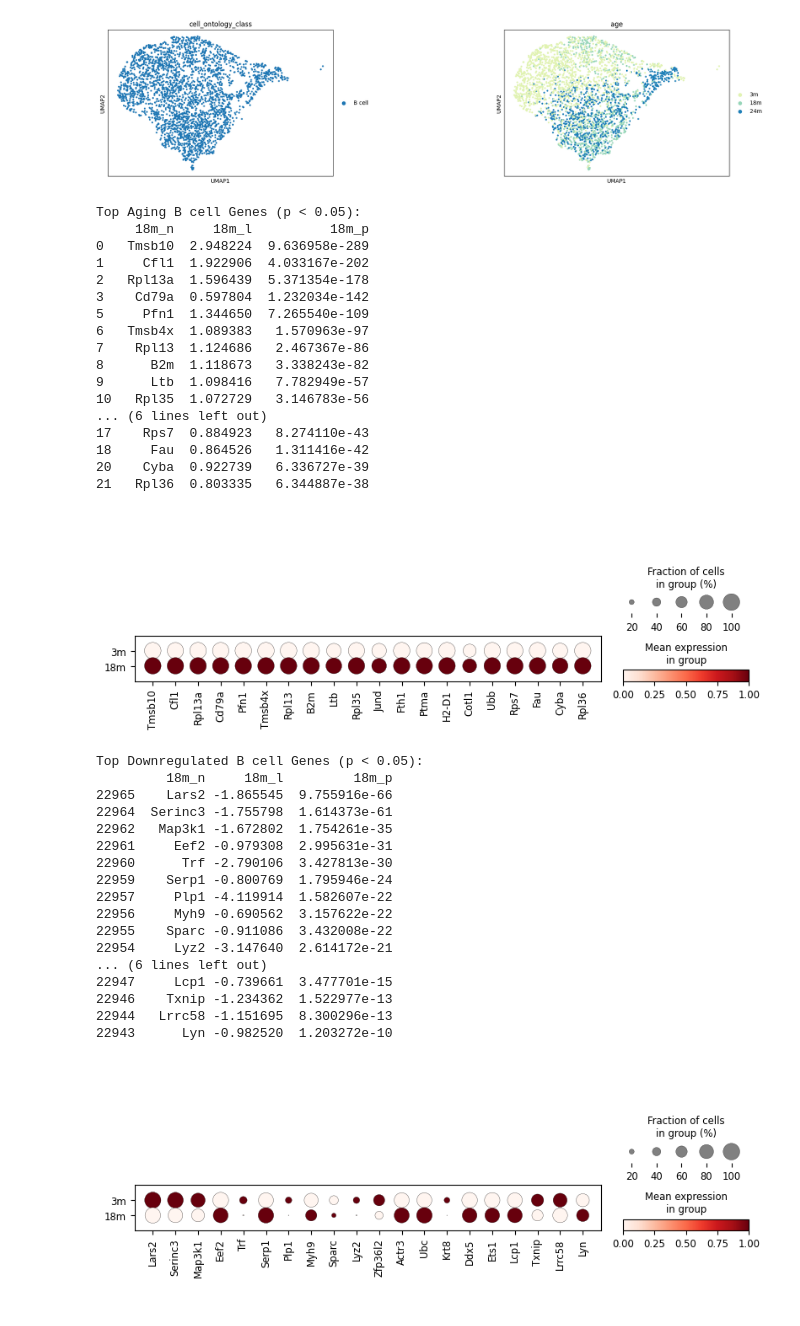
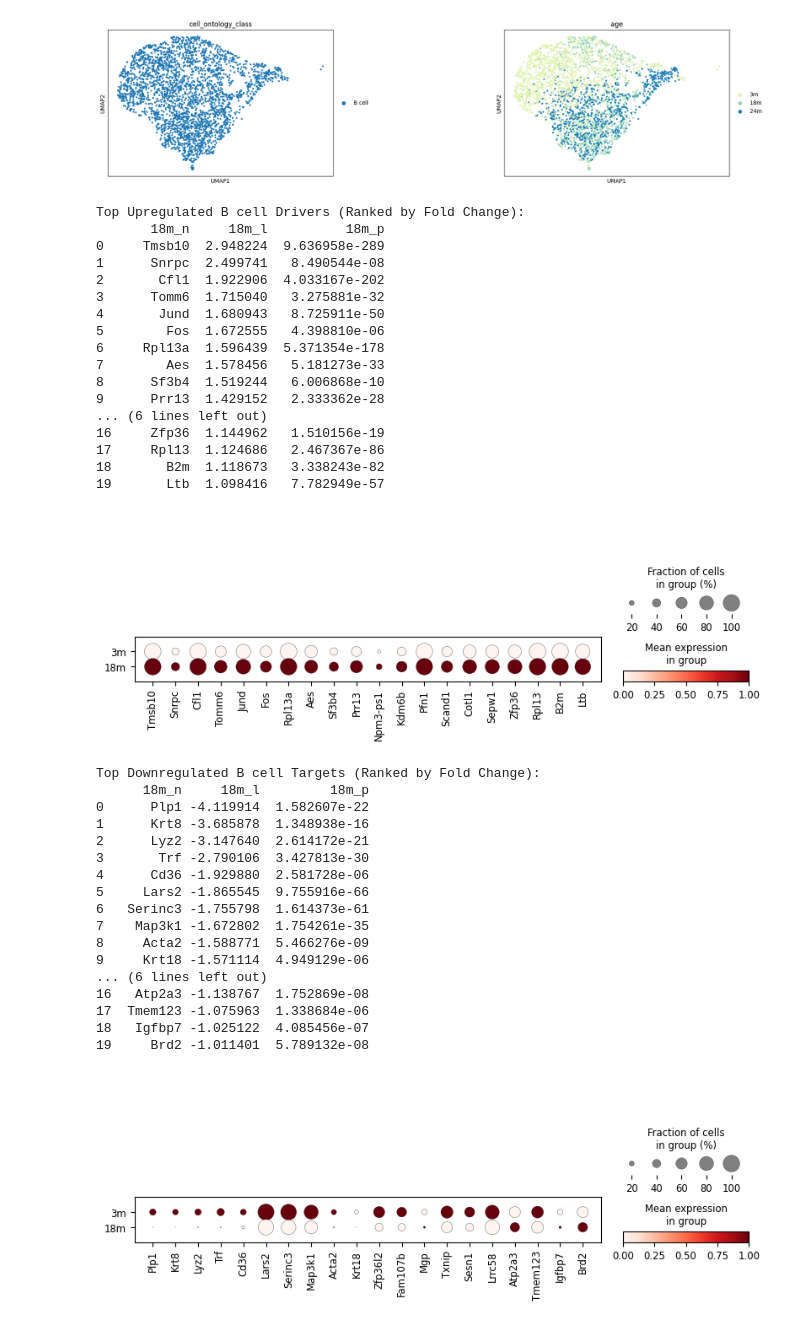
Before and after one commit to gaga0321/scRNA-aging-analysis, a Jupyter notebook: scRNA_aging_analysis_spleen.ipynb, the cells around one changed output. Drawn from its saved outputs; the diff is of its cells as text; code cells hidden in the pictures.

```diff
--- a/scRNA_aging_analysis_spleen.ipynb
+++ b/scRNA_aging_analysis_spleen.ipynb
@@ -69,69 +69,69 @@ upregulated_genes = dataframe[
     (dataframe['18m_l'] > 0.5) &
     (dataframe['18m_l'] < 15) &
     (dataframe['18m_l'] != float('inf'))
 ]
-final_up_df = upregulated_genes[upregulated_genes['18m_p'] < 0.05].sort_values(by='18m_p', ascending=True)
-print("Top Aging B cell Genes (p < 0.05):")
+final_up_df = upregulated_genes[upregulated_genes['18m_p'] < 1e-5].sort_values(by='18m_l', ascending=False).reset_index(drop=True)
+print("Top Upregulated B cell Drivers (Ranked by Fold Change):")
 print(final_up_df[['18m_n', '18m_l', '18m_p']].head(20))
 top_genes = final_up_df['18m_n'].head(20).tolist()
 subset = B_cells[B_cells.obs['age'].isin(['3m', '18m'])].copy()
 sc.pl.dotplot(
     subset,
     var_names=top_genes,
     groupby='age',
     standard_scale='var'
 )
 
 downregulated_genes = dataframe[
     (dataframe['18m_l'] < -0.5) &
     (dataframe['18m_l'] > -15) &
     (dataframe['18m_l'] != float('-inf'))
 ]
-final_down_df = downregulated_genes[downregulated_genes['18m_p'] < 0.05].sort_values(by='18m_p', ascending=True)
-print("Top Downregulated B cell Genes (p < 0.05):")
+final_down_df = downregulated_genes[downregulated_genes['18m_p'] < 1e-5].sort_values(by='18m_l', ascending=True).reset_index(drop=True)
+print("Top Downregulated B cell Targets (Ranked by Fold Change):")
 print(final_down_df[['18m_n', '18m_l', '18m_p']].head(20))
 top_down_genes = final_down_df['18m_n'].head(20).tolist()
 subset = B_cells[B_cells.obs['age'].isin(['3m', '18m'])].copy()
 sc.pl.dotplot(
     subset,
     var_names=top_down_genes,
     groupby='age',
     standard_scale='var'
 )
 # %% [output]
-Top Aging B cell Genes (p < 0.05):
-     18m_n     18m_l          18m_p
-0   Tmsb10  2.948224  9.636958e-289
-1     Cfl1  1.922906  4.033167e-202
-2   Rpl13a  1.596439  5.371354e-178
-3    Cd79a  0.597804  1.232034e-142
-5     Pfn1  1.344650  7.265540e-109
-6   Tmsb4x  1.089383   1.570963e-97
-7    Rpl13  1.124686   2.467367e-86
-8      B2m  1.118673   3.338243e-82
-9      Ltb  1.098416   7.782949e-57
-10   Rpl35  1.072729   3.146783e-56
+Top Upregulated B cell Drivers (Ranked by Fold Change):
+       18m_n     18m_l          18m_p
+0     Tmsb10  2.948224  9.636958e-289
+1      Snrpc  2.499741   8.490544e-08
+2       Cfl1  1.922906  4.033167e-202
+3      Tomm6  1.715040   3.275881e-32
+4       Jund  1.680943   8.725911e-50
+5        Fos  1.672555   4.398810e-06
+6     Rpl13a  1.596439  5.371354e-178
+7        Aes  1.578456   5.181273e-33
+8      Sf3b4  1.519244   6.006868e-10
+9      Prr13  1.429152   2.333362e-28
 ... (6 lines left out)
-17    Rps7  0.884923   8.274110e-43
-18     Fau  0.864526   1.311416e-42
-20    Cyba  0.922739   6.336727e-39
-21   Rpl36  0.803335   6.344887e-38
+16     Zfp36  1.144962   1.510156e-19
+17     Rpl13  1.124686   2.467367e-86
+18       B2m  1.118673   3.338243e-82
+19       Ltb  1.098416   7.782949e-57
-[figure, old version]
+[figure, new version]
-Top Downregulated B cell Genes (p < 0.05):
-         18m_n     18m_l         18m_p
-22965    Lars2 -1.865545  9.755916e-66
-22964  Serinc3 -1.755798  1.614373e-61
-22962   Map3k1 -1.672802  1.754261e-35
-22961     Eef2 -0.979308  2.995631e-31
-22960      Trf -2.790106  3.427813e-30
-22959    Serp1 -0.800769  1.795946e-24
-22957     Plp1 -4.119914  1.582607e-22
-22956     Myh9 -0.690562  3.157622e-22
-22955    Sparc -0.911086  3.432008e-22
-22954     Lyz2 -3.147640  2.614172e-21
+Top Downregulated B cell Targets (Ranked by Fold Change):
+      18m_n     18m_l         18m_p
+0      Plp1 -4.119914  1.582607e-22
+1      Krt8 -3.685878  1.348938e-16
+2      Lyz2 -3.147640  2.614172e-21
+3       Trf -2.790106  3.427813e-30
+4      Cd36 -1.929880  2.581728e-06
+5     Lars2 -1.865545  9.755916e-66
+6   Serinc3 -1.755798  1.614373e-61
+7    Map3k1 -1.672802  1.754261e-35
+8     Acta2 -1.588771  5.466276e-09
+9     Krt18 -1.571114  4.949129e-06
 ... (6 lines left out)
-22947     Lcp1 -0.739661  3.477701e-15
-22946    Txnip -1.234362  1.522977e-13
-22944   Lrrc58 -1.151695  8.300296e-13
-22943      Lyn -0.982520  1.203272e-10
+16   Atp2a3 -1.138767  1.752869e-08
+17  Tmem123 -1.075963  1.338684e-06
+18   Igfbp7 -1.025122  4.085456e-07
+19     Brd2 -1.011401  5.789132e-08
-[figure, old version]
+[figure, new version]
```
Also changed, not shown: parts of 1 cell of this notebook.
